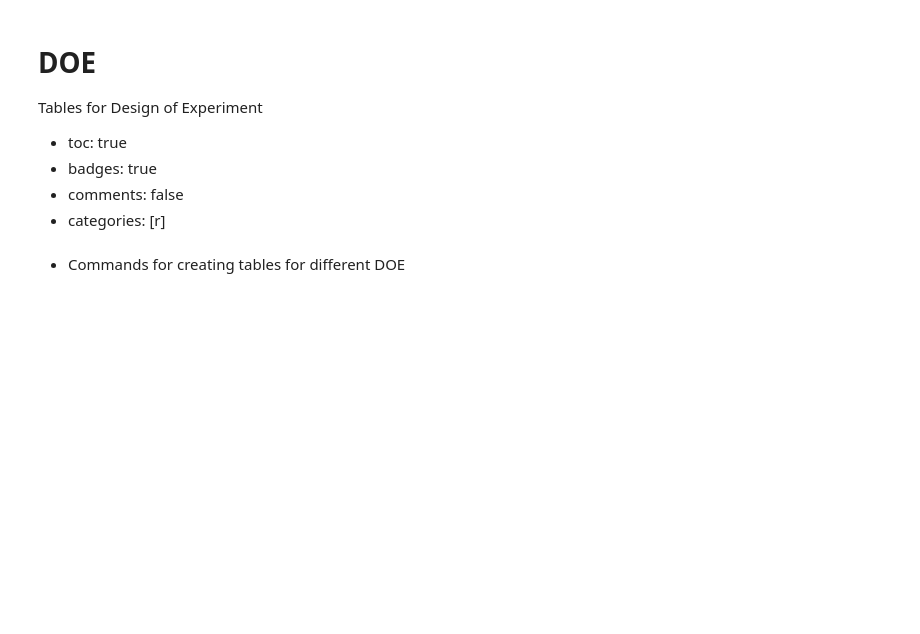
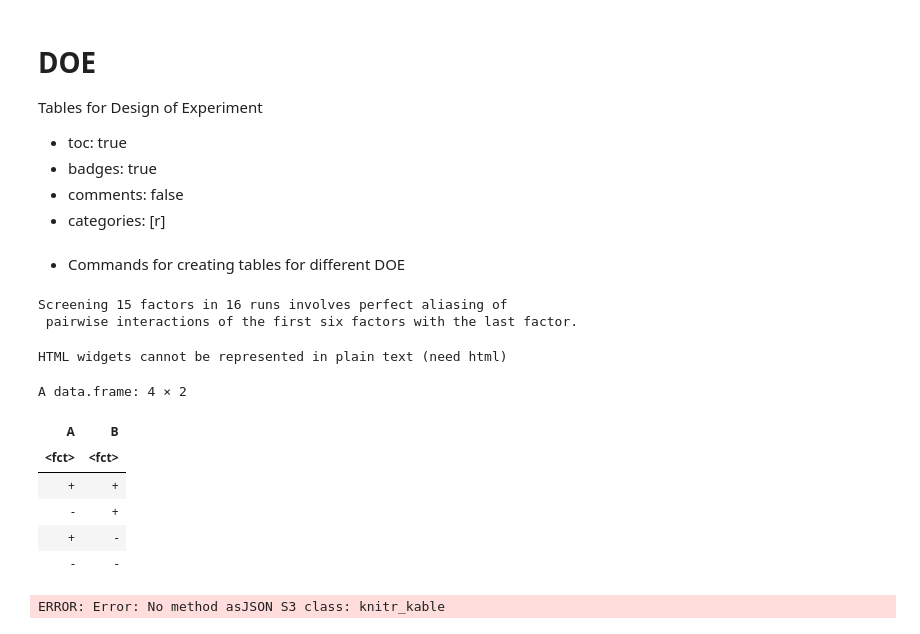
Before and after one commit to jojosgithub/blog, a Jupyter notebook: _notebooks/2021-05-31-test.ipynb, the cells around one changed output. Drawn from its saved outputs; the diff is of its cells as text; code cells hidden in the pictures; blank space fills up the shorter version.

```diff
--- a/_notebooks/2021-05-31-test.ipynb
+++ b/_notebooks/2021-05-31-test.ipynb
@@ -17,44 +17,42 @@ library(FrF2)
 
 #Full Factorial n=2 2 levels
 ff2x2 <- expand.grid(A = c("+", "-"), B = c("+", "-"))
 
 #Full Factorial n=3
 ff3x2 <- expand.grid(A = c("+", "-"), B = c("+", "-"),
                      C = c("+", "-"))
 #Full Factorial n=4
 ff4x2 <-expand.grid(A = c("+", "-"), B = c("+", "-"),
                     C = c("+", "-"), D = c("+", "-"))
 #Full Factorial n=5
 ff5x2 <- expand.grid(A = c("+", "-"), B = c("+", "-"),
                      C = c("+", "-"),D = c("+", "-"),
                      E= c("+","-"))
 #Fractional Factorial nfactor=4, nruns=8
 frfr4x8runs <- FrF2(nruns=8,nfactors=4)
 #Fractional Factorial nfactor=5, nruns=16
 frfr5x16runs <- FrF2(nruns=16,nfactors=5)
 #Fractional  Factorial nfactor=6, nruns=32
 frfr6x32runs <- FrF2(nruns=32,nfactors=6)
 #Fractional  Factorial nfactor=7, nruns=64
 frfr7x16runs <- FrF2(nruns=32,nfactors=7)
 
 
 #Plackett-Burman 12
 placket_burman12 <- pb(12)
 #Plackett-Burman 16
 placket_burman16 <- pb(16)
 #Plackett-Burman 20
 placket_burman20 <- pb(20)
-
-#to display them
-library(DT)
-datatable(ff2x2)
-ff2x2
-
-
-library(knitr)
-library(kableExtra)
-library(IRdisplay)
-
-ff2x2 %>%
-  kable("html") %>%
-  display_html()
+# %% [output]
+Screening 15 factors in 16 runs involves perfect aliasing of
+ pairwise interactions of the first six factors with the last factor.
+HTML widgets cannot be represented in plain text (need html)
+A data.frame: 4 × 2
+| A | B |
+| <fct> | <fct> |
+| + | + |
+| - | + |
+| + | - |
+| - | - |
+ERROR: Error: No method asJSON S3 class: knitr_kable
```
